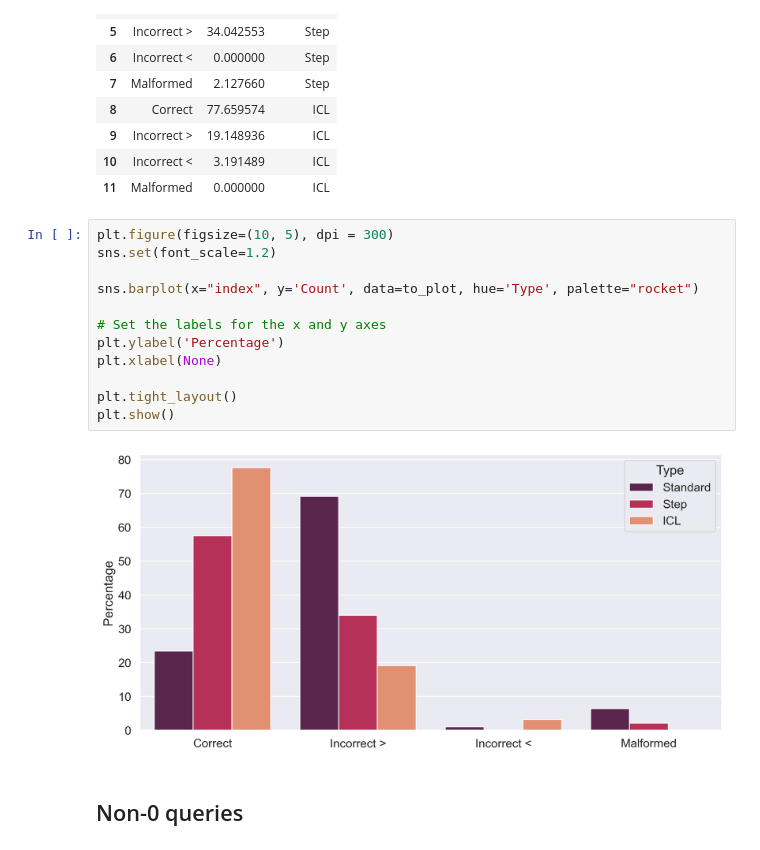
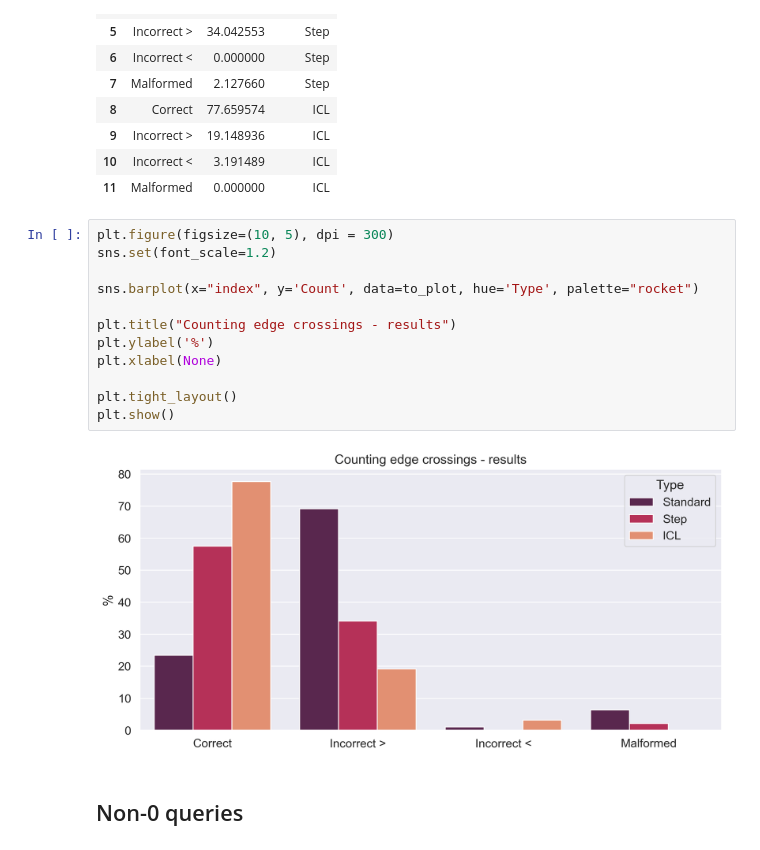
Before and after one commit to ClonedOne/gpt_graphs, a Jupyter notebook: noteboks/analysis_crossing_prompts.ipynb, the cells around one changed output. Drawn from its saved outputs; the diff is of its cells as text.

```diff
--- a/noteboks/analysis_crossing_prompts.ipynb
+++ b/noteboks/analysis_crossing_prompts.ipynb
@@ -414,17 +414,17 @@ display(to_plot)
 # %%
 plt.figure(figsize=(10, 5), dpi = 300)
 sns.set(font_scale=1.2)
 
 sns.barplot(x="index", y='Count', data=to_plot, hue='Type', palette="rocket")
 
-# Set the labels for the x and y axes
-plt.ylabel('Percentage')
+plt.title("Counting edge crossings - results")
+plt.ylabel('%')
 plt.xlabel(None)
 
 plt.tight_layout()
 plt.show()
 # %% [output]
-[figure, old version]
+[figure, new version]
 # %% [markdown]
 ## Non-0 queries
 # %%
```
Also changed, not shown: 3 other files.
